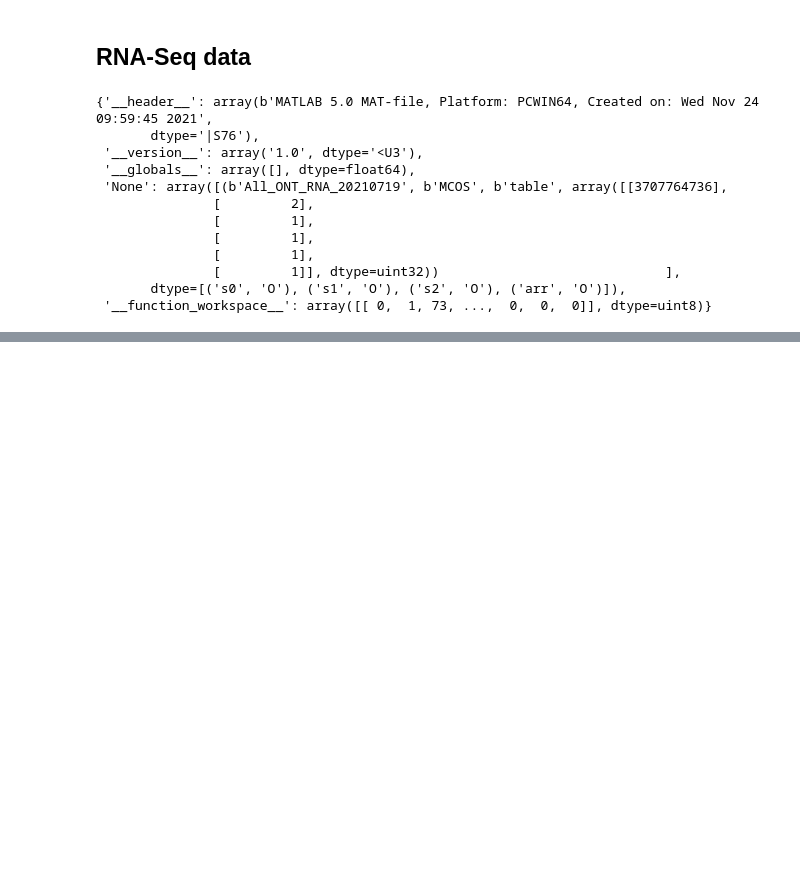
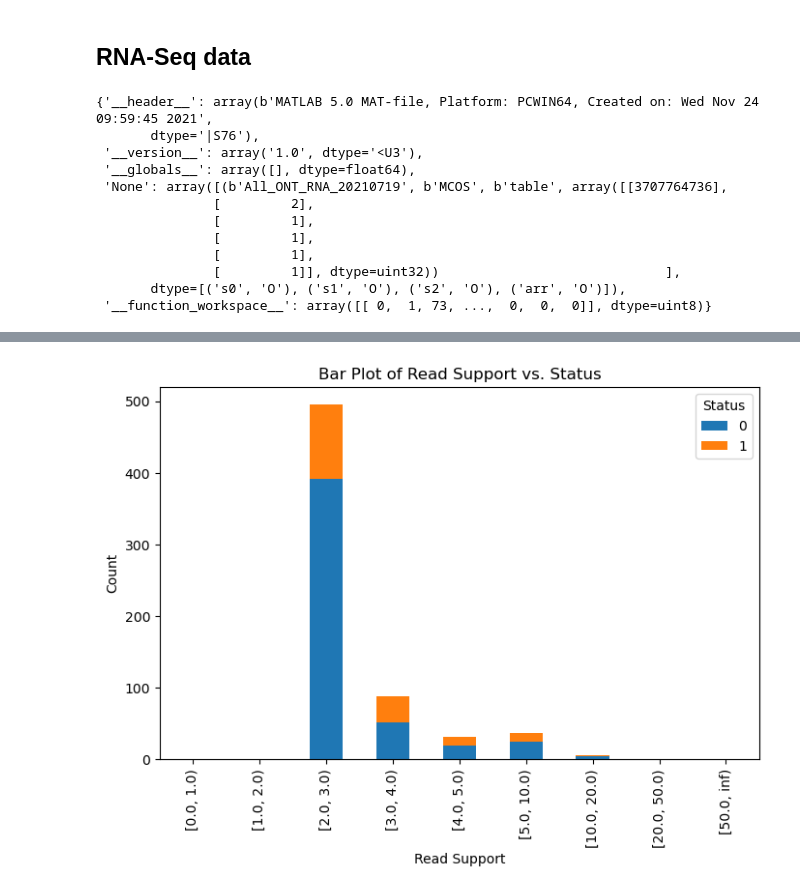
Before and after one commit to noush-joglekar/sporeC_prelim, a Jupyter notebook: scripts/jupyterNB/createAndPruneReads_fibs.ipynb, the cells around one changed output, grey strips where cells are left out. Drawn from its saved outputs; the diff is of its cells as text; code cells hidden in the pictures; blank space fills up the shorter version.

Commit message:
looking at graph based methods

```diff
--- a/scripts/jupyterNB/createAndPruneReads_fibs.ipynb
+++ b/scripts/jupyterNB/createAndPruneReads_fibs.ipynb
@@ -209,0 +236,7 @@ arrays
+# %%
+card = 3
+coSimFile_ad = pd.read_csv(f'{outDir1}cosineSim_card{card}.csv',sep = "\t")
+empDistFile_ad = pd.read_csv(f'{outDir1}empDist_card{card}.csv',sep = "\t")
+
+coSimFile_neo = pd.read_csv(f'{outDir2}cosineSim_card{card}.csv',sep = "\t")
+empDistFile_neo = pd.read_csv(f'{outDir2}empDist_card{card}.csv',sep = "\t")
@@ -209,0 +254,19 @@ arrays
+# %%
+empDistFile = empDistFile_ad.copy()
+
+bins = [0, 1, 2, 3, 4, 5, 10, 20,50, float('inf')]
+empDistFile['ReadSupportBin'] = pd.cut(empDistFile['ReadSupport'], bins=bins, right=False)
+grouped_empDist = empDistFile.groupby(['ReadSupportBin', 'Status']).size().unstack(fill_value=0)
+
+# Plot the bar plot
+ax = grouped_empDist.plot(kind='bar', stacked=True, figsize=(8, 5))
+
+# Set labels and title
+ax.set_xlabel('Read Support')
+ax.set_ylabel('Count')
+ax.set_title('Bar Plot of Read Support vs. Status')
+
+# Show the plot
+plt.show()
+# %% [output]
+[figure, added]
```
Also changed, not shown: parts of 19 cells of this notebook.
